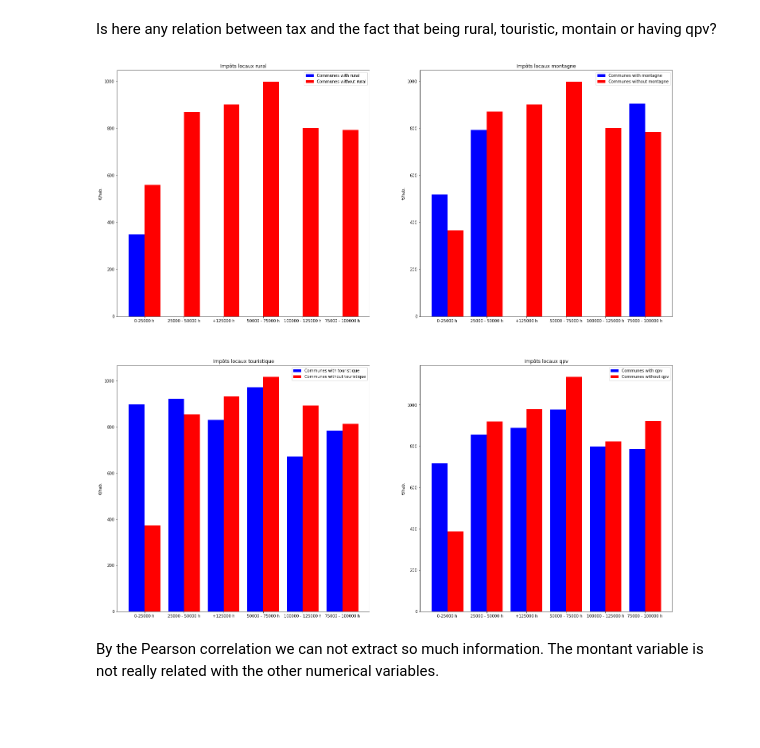
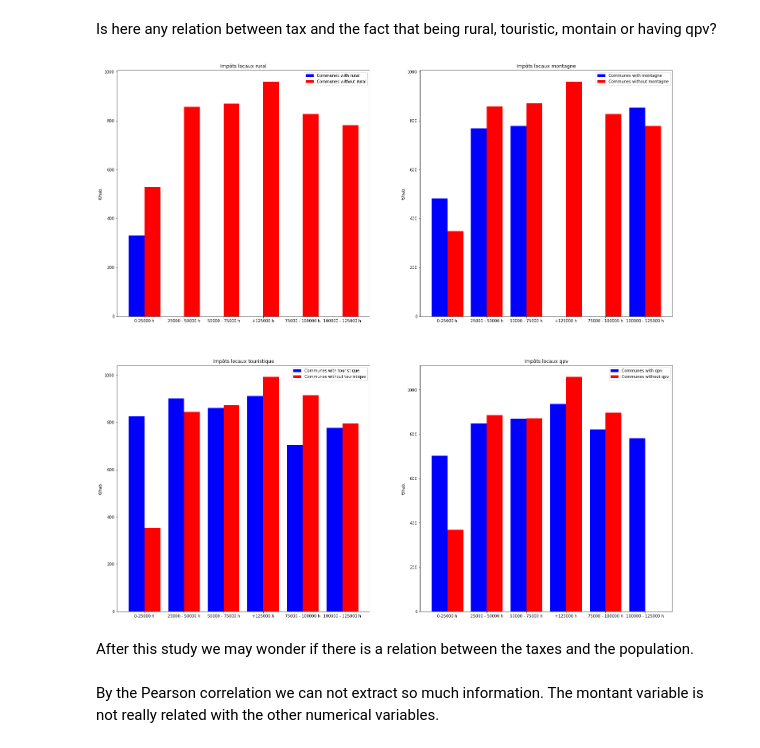
Before and after one commit to Cristina2017/Analysis-comptes-des-communes, a Jupyter notebook: notebooks/comptes des communes.ipynb, the cells around one changed output. Cells and saved outputs as stored; diff of their text form; code cells hidden in the pictures; blank space fills up the shorter version.

```diff
--- a/notebooks/comptes des communes.ipynb
+++ b/notebooks/comptes des communes.ipynb
@@ -564,7 +566,7 @@ for element in graph:
 Is here any relation between tax and the fact that being rural, touristic, montain or having qpv?
 # %%
 
-year = 2019
+year = 2016
 outre_mer = 'no'  # options: 'yes', 'no'
 
 
@@ -594,34 +596,36 @@ options = ['rural', 'montagne', 'touristique', 'qpv']
 
 i=0
 for o in options:
     globals()[o] = globals()[name][globals()[name][o]=='Oui']
     globals()[o + '_' + 'no'] = globals()[name][globals()[name][o]=='Non']
     globals()[o] = globals()[o][globals()[o]['agregat']=='Impôts locaux']
     globals()[o + '_' + 'no'] = globals()[o + '_' + 'no'][globals()[o + '_' + 'no']['agregat']=='Impôts locaux']
     globals()[o + '_' + 'sum'] = globals()[o].groupby(['pop_group']).agg({'euros_par_habitant':'mean'})
     globals()[o + '_' + 'no' + '_' + 'sum'] = globals()[o + '_' + 'no'].groupby(['pop_group']).agg({'euros_par_habitant':'mean'})
     globals()[o + '_' + 'sum'] =  globals()[o + '_' + 'sum'].fillna(0)
     globals()[o + '_' + 'no' + '_' + 'sum'] = globals()[o + '_' + 'no' + '_' + 'sum'].fillna(0)
 
 
 plt.figure(figsize= (25,25))
 i = 1
 for o in options:
     plt.subplot(2,2,i)
     w = 0.4
     x = globals()[name]['pop_group'].unique()
     bar1 = np.arange(len(x))
     bar2 = [i+w for i in bar1]
     plt.bar(bar1,  globals()[o + '_' + 'sum']['euros_par_habitant'], w, color = 'blue', label = 'Communes with' + " " + o)
     plt.bar(bar2,  globals()[o + '_' + 'no' + '_' + 'sum']['euros_par_habitant'], w, color = 'red', label = 'Communes without' + " " + o)
     #plt.xlabel('')
     plt.ylabel('€/hab.')
     plt.xticks(bar1+w/2,x)
     plt.legend()
     plt.title('Impôts locaux' + ' ' + o)
     i+=1
 # %% [output]
-[figure, old version]
+[figure, new version]
+# %% [markdown]
+After this study we may wonder if there is a relation between the taxes and the population.
 # %% [markdown]
 By the Pearson correlation we can not extract so much information. The montant variable is not really related with the other numerical variables.
 # %% [markdown]
```
Also changed, not shown: parts of 2 cells of this notebook.
